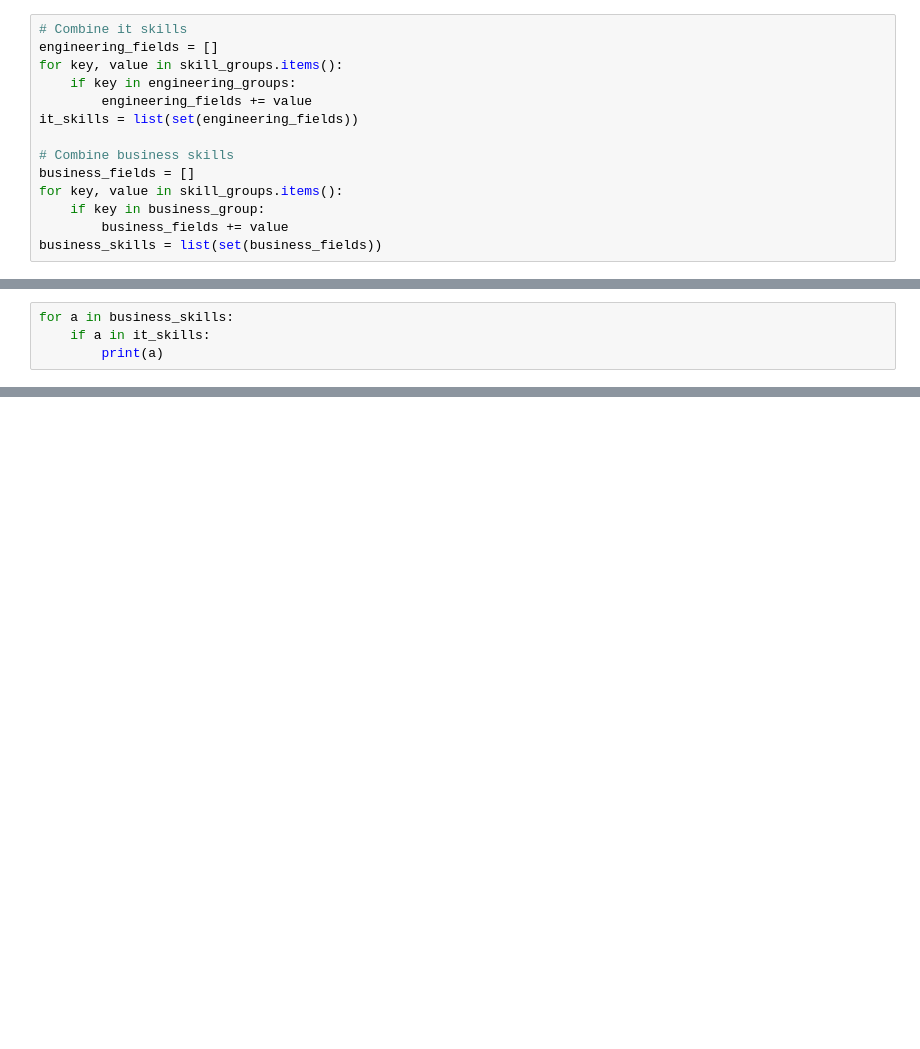
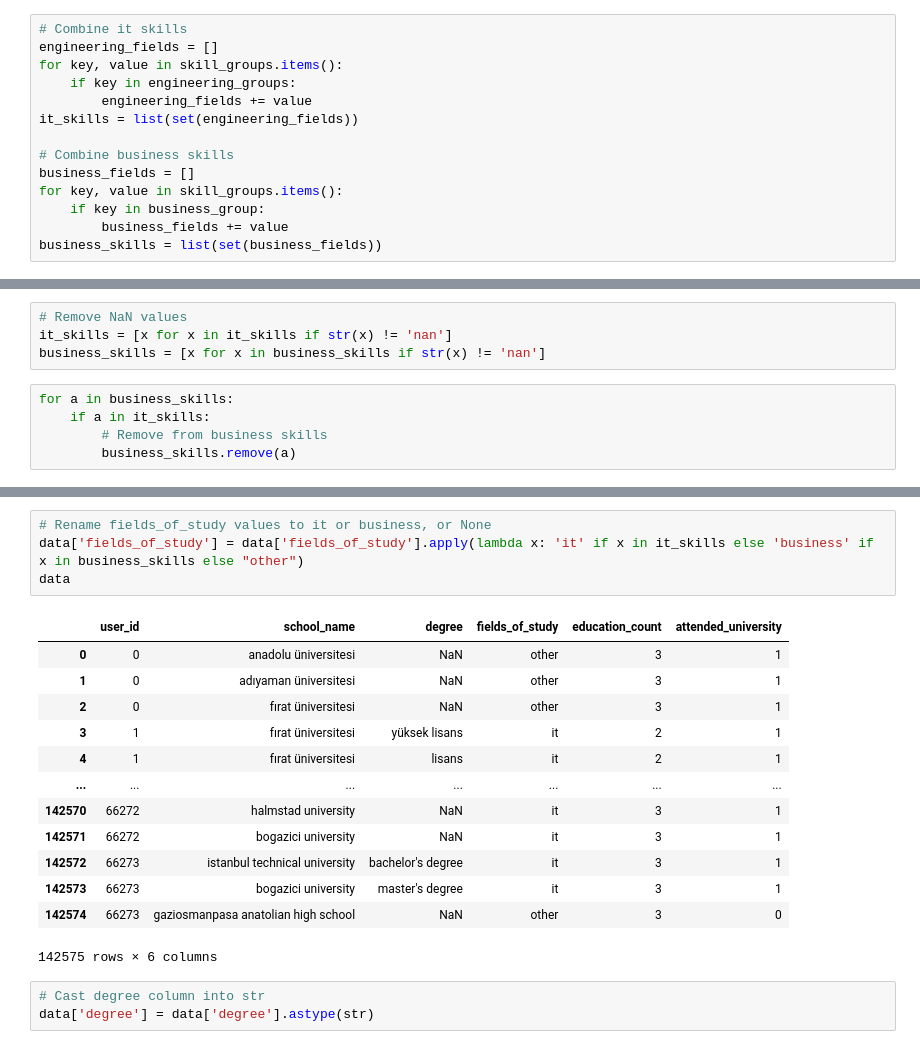
Before and after one commit to feyzijan/GarantiDatathon, a Jupyter notebook: prep_education.ipynb, the cells around one changed output, grey strips where cells are left out. Drawn from its saved outputs; the diff is of its cells as text; blank space fills up the shorter version.

```diff
--- a/prep_education.ipynb
+++ b/prep_education.ipynb
@@ -127,4 +165,9 @@ nursing
+# %%
+# Remove NaN values
+it_skills = [x for x in it_skills if str(x) != 'nan']
+business_skills = [x for x in business_skills if str(x) != 'nan']
 # %%
 for a in business_skills:
     if a in it_skills:
-        print(a)
+        # Remove from business skills
+        business_skills.remove(a)
@@ -158,0 +215,21 @@ business_skills
+# %%
+# Rename fields_of_study values to it or business, or None
+data['fields_of_study'] = data['fields_of_study'].apply(lambda x: 'it' if x in it_skills else 'business' if x in business_skills else "other")
+data
+# %% [output]
+|  | user_id | school_name | degree | fields_of_study | education_count | attended_university |
+| 0 | 0 | anadolu üniversitesi | NaN | other | 3 | 1 |
+| 1 | 0 | adıyaman üniversitesi | NaN | other | 3 | 1 |
+| 2 | 0 | fırat üniversitesi | NaN | other | 3 | 1 |
+| 3 | 1 | fırat üniversitesi | yüksek lisans | it | 2 | 1 |
+| 4 | 1 | fırat üniversitesi | lisans | it | 2 | 1 |
+| ... | ... | ... | ... | ... | ... | ... |
+| 142570 | 66272 | halmstad university | NaN | it | 3 | 1 |
+| 142571 | 66272 | bogazici university | NaN | it | 3 | 1 |
+| 142572 | 66273 | istanbul technical university | bachelor's degree | it | 3 | 1 |
+| 142573 | 66273 | bogazici university | master's degree | it | 3 | 1 |
+| 142574 | 66273 | gaziosmanpasa anatolian high school | NaN | other | 3 | 0 |
+142575 rows × 6 columns
+# %%
+# Cast degree column into str
+data['degree'] = data['degree'].astype(str)
```
Also changed, not shown: parts of 13 cells of this notebook, 1 other file.
